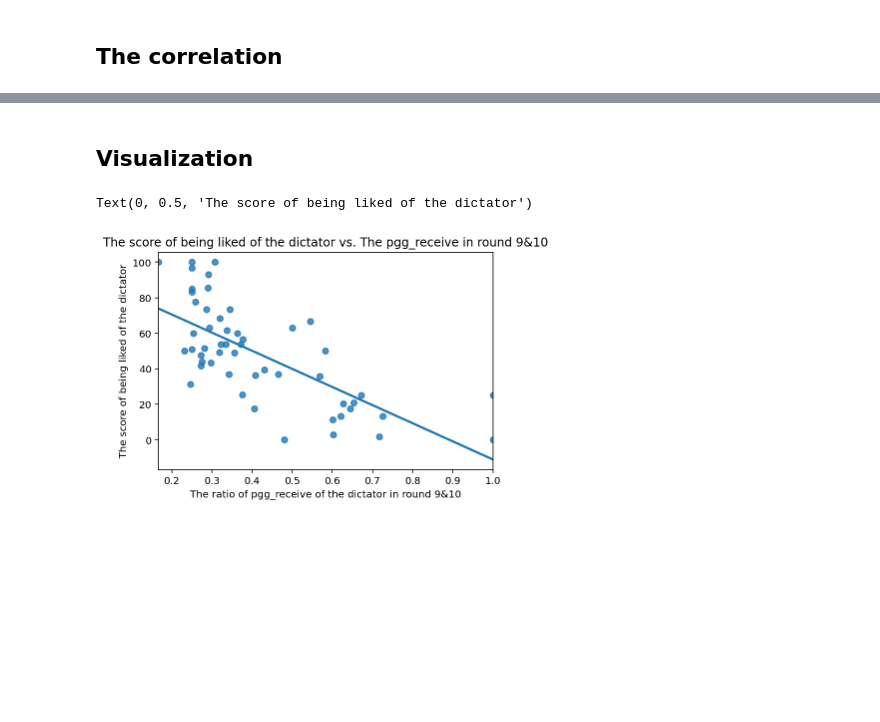
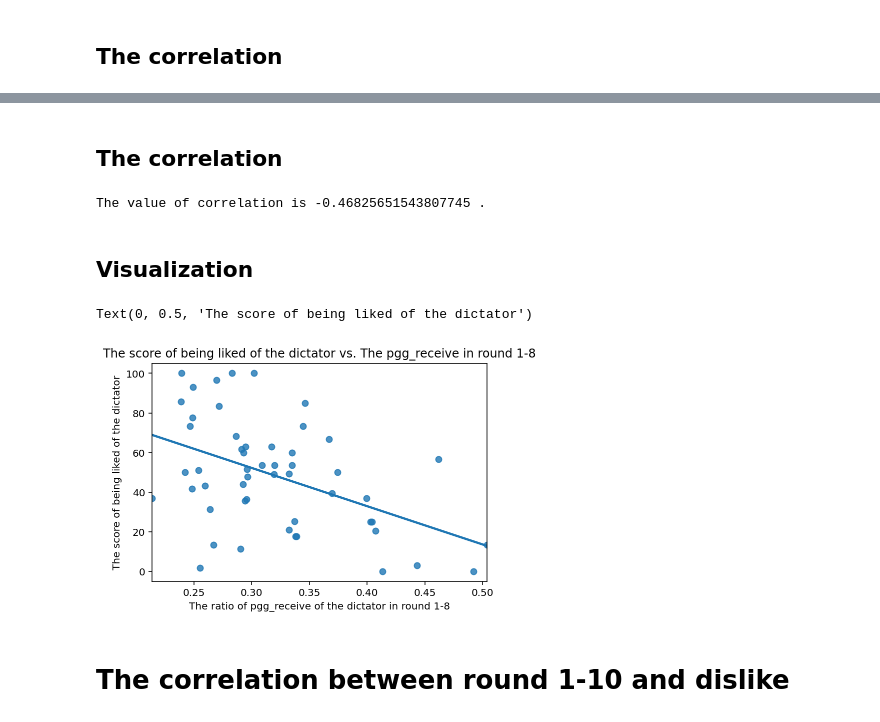
Before and after one commit to only18days/face_meteor_analysis, a Jupyter notebook: face_meteor_pilot_ratings_Chloe_v5.ipynb, the cells around one changed output, grey strips where cells are left out. Saved outputs shown, nothing was run; the diff lists cells and outputs as text; code cells hidden in the pictures; blank space fills up the shorter version.

```diff
--- a/face_meteor_pilot_ratings_Chloe_v5.ipynb
+++ b/face_meteor_pilot_ratings_Chloe_v5.ipynb
@@ -422,0 +484,3 @@ The value of correlation is -0.6977905602406872 .
+# %%
+# 計算：島主在round 8中pgg表現的顯著程度
+ratio_8 = [x/y for x, y in zip(dictator_pgg_8, all_pgg_8)]
@@ -422,0 +489,5 @@ The value of correlation is -0.6977905602406872 .
+# %%
+df_RD = pd.DataFrame({"group": datlst, "round 1": ratio_1, "round 2": ratio_2, "round 3": ratio_3, "round 4": ratio_4, "round 5": ratio_5, "round 6": ratio_6, "round 7": ratio_7, "round 8": ratio_8})
+# %%
+mean_RD = []
+mean_RD = df_RD[['round 1', 'round 2', 'round 3', 'round 4', 'round 5', 'round 6', 'round 7', 'round 8']].mean(1)
@@ -422,0 +514,4 @@ The value of correlation is -0.6977905602406872 .
+# %% [markdown]
+## The correlation
+# %%
+df_cor = pd.DataFrame({"ratio of round 1-8":mean_RD,"dislike":dislike})
@@ -423,10 +520,19 @@ The value of correlation is -0.6977905602406872 .
+# %%
+my_rho_1to8 = np.corrcoef(mean_RD, dislike)
+
+# print(my_rho)
+print("The value of correlation is",my_rho_1to8[0][1],'.')
+# %% [output]
+The value of correlation is -0.46825651543807745 .
 # %% [markdown]
 ## Visualization
 # %%
-ax_910 = sns.regplot(x= ratio_910, y=dislike, data=df_dislike_910, ci=None)
-ax_910.set_title("The score of being liked of the dictator vs. The pgg_receive in round 9&10")
-ax_910.set_xlabel("The ratio of pgg_receive of the dictator in round 9&10")
-ax_910.set_ylabel("The score of being liked of the dictator")
+ax_1to8 = sns.regplot(x= mean_RD, y=dislike, data=df_cor, ci=None)
+ax_1to8.set_title("The score of being liked of the dictator vs. The pgg_receive in round 1-8")
+ax_1to8.set_xlabel("The ratio of pgg_receive of the dictator in round 1-8")
+ax_1to8.set_ylabel("The score of being liked of the dictator")
 # %% [output]
 Text(0, 0.5, 'The score of being liked of the dictator')
-[figure, old version]
+[figure, new version]
+# %% [markdown]
+# The correlation between round 1-10 and dislike
```
Also changed, not shown: parts of 50 cells of this notebook, 2 other files.
